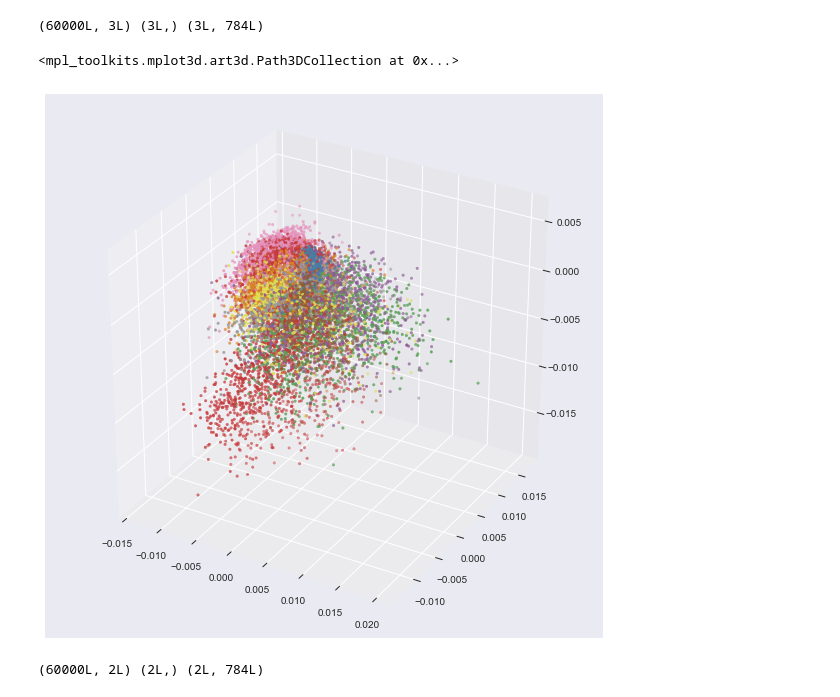
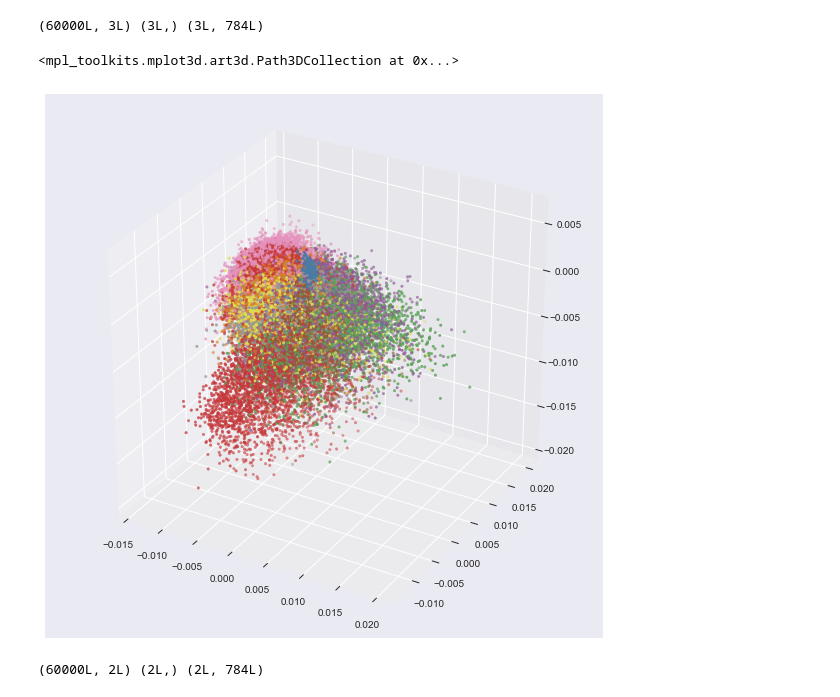
Before and after one commit to zxybazh/PRML-Assignment, a Jupyter notebook: assignment4/src/mnist.ipynb, the cells around one changed output. Cells and saved outputs as stored; diff of their text form; code cells hidden in the pictures.

```diff
--- a/assignment4/src/mnist.ipynb
+++ b/assignment4/src/mnist.ipynb
@@ -53,15 +53,15 @@ print u.shape, s.shape, v.shape
 # %% [output]
 (60000L, 3L) (3L,) (3L, 784L)
 # %%
-num = 10000
+num = 30000
 fig = plt.figure(figsize=(10, 10))
 ax = fig.add_subplot(111, projection='3d')
 ax.scatter(u.T[0][:num], u.T[1][:num], u.T[2][:num], \
            c=[sns.color_palette("Set1", n_colors=10, desat=.7)[w] for w in Y_train[:num]],\
            marker='o', s = 7)
 # %% [output]
 <mpl_toolkits.mplot3d.art3d.Path3DCollection at 0x...>
-[figure, old version]
+[figure, new version]
 # %%
 u,s,v = scipy.sparse.linalg.svds(X_std, k=2)
 print u.shape, s.shape, v.shape
```
Also changed, not shown: parts of 2 cells of this notebook.
